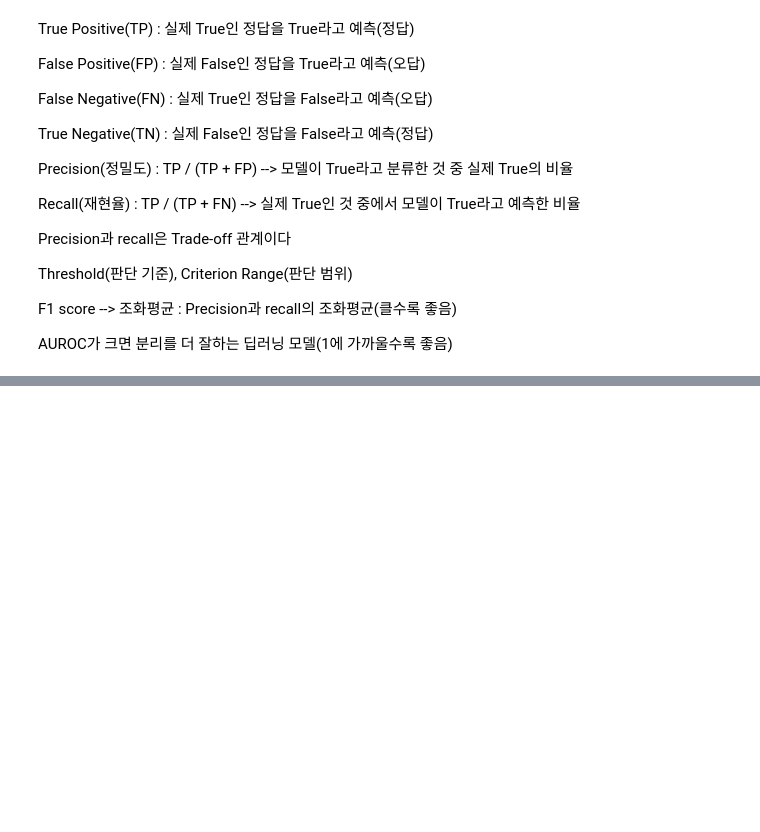
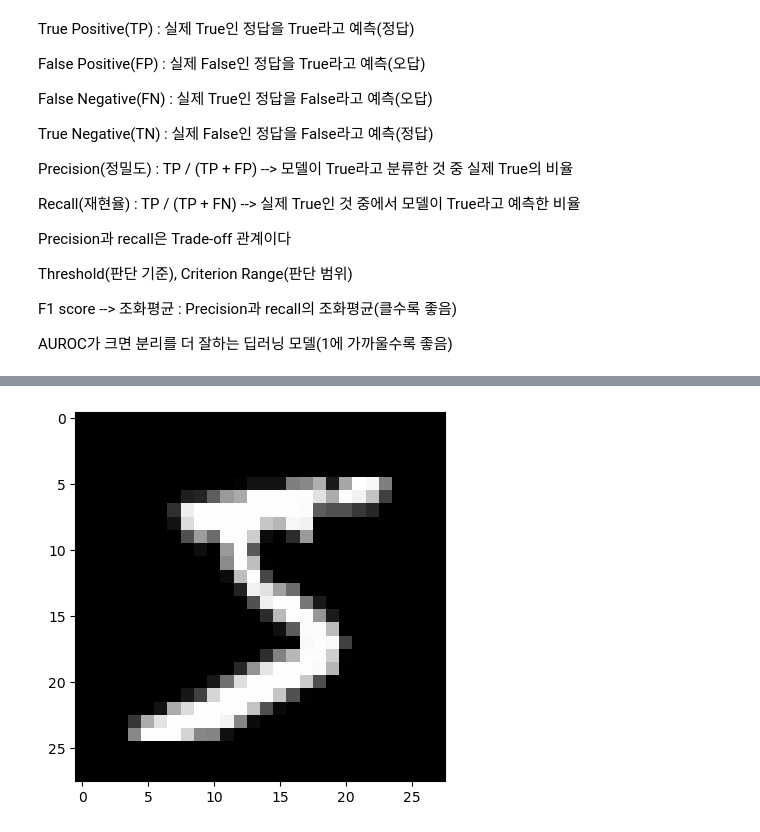
Before and after one commit to Taeyoung1005/deep-learning-study, a Jupyter notebook: deeplearning.ipynb, the cells around one changed output, grey strips where cells are left out. Saved outputs shown, nothing was run; the diff lists cells and outputs as text; code cells hidden in the pictures; blank space fills up the shorter version.

```diff
--- a/deeplearning.ipynb
+++ b/deeplearning.ipynb
@@ -834,0 +848,15 @@ AUROC가 크면 분리를 더 잘하는 딥러닝 모델(1에 가까울수록
+# %%
+#Train 데이터셋 로딩
+train = datasets.MNIST(
+    root='./data',
+    train=True,
+    download=True,
+    transform=transforms.Compose([transforms.ToTensor(),]),
+)
+
+#Test 데이터셋 로딩
+test = datasets.MNIST(
+    root='./data',
+    train=False,
+    transform=transforms.Compose([transforms.ToTensor(),]),
+)
@@ -834,0 +879,9 @@ AUROC가 크면 분리를 더 잘하는 딥러닝 모델(1에 가까울수록
+# %%
+def show_img(x):
+    img = (np.array(x.detach().cpu(), dtype='float')).reshape(28,28)
+    plt.imshow(img, cmap='gray')
+    plt.show()
+# %%
+show_img(train.data[0])
+# %% [output]
+[figure, added]
```
Also changed, not shown: parts of 7 cells of this notebook, 8 other files.
